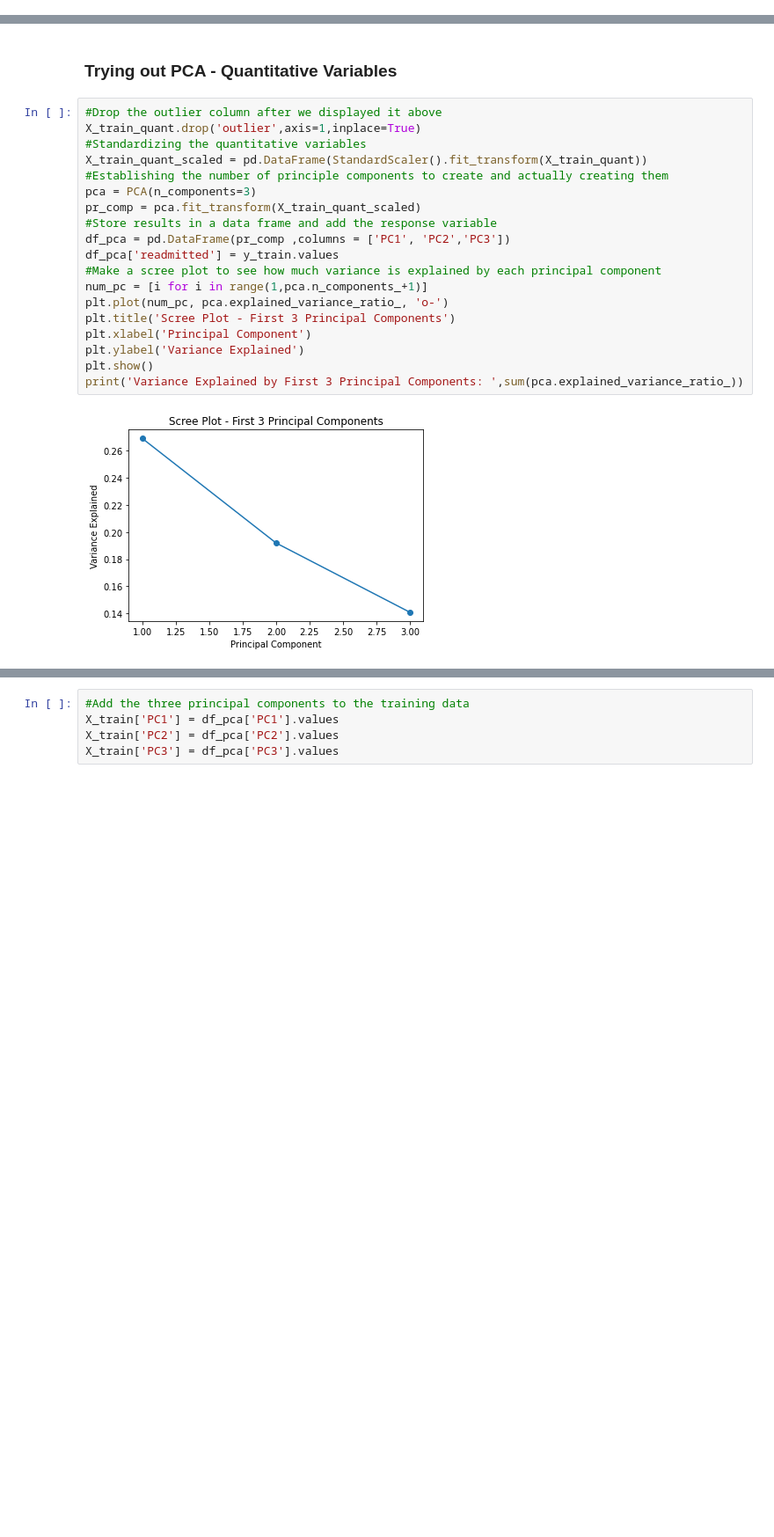
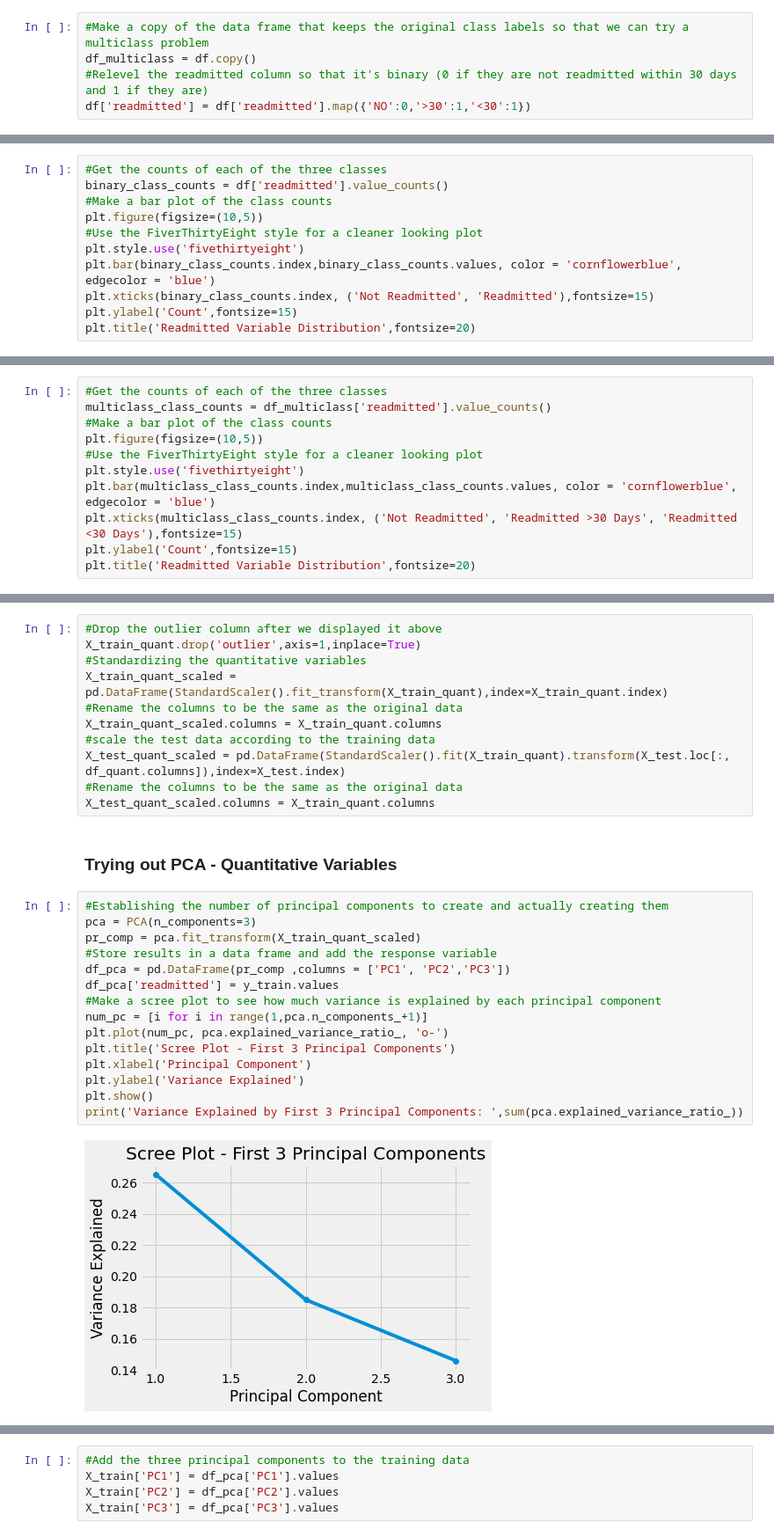
Before and after one commit to acremins1/ML-Final-Project, a Jupyter notebook: Final Project - Feature Engineering.ipynb, the cells around one changed output, grey strips where cells are left out. Shown at 88% size. Cells and saved outputs as stored; diff of their text form; blank space fills up the shorter version.

```diff
--- a/Final Project - Feature Engineering.ipynb
+++ b/Final Project - Feature Engineering.ipynb
@@ -180,0 +136,5 @@ df = pd.get_dummies(df,columns=['diag_1','diag_2','diag_3'],drop_first=True)
+# %%
+#Make a copy of the data frame that keeps the original class labels so that we can try a multiclass problem
+df_multiclass = df.copy()
+#Relevel the readmitted column so that it's binary (0 if they are not readmitted within 30 days and 1 if they are)
+df['readmitted'] = df['readmitted'].map({'NO':0,'>30':1,'<30':1})
@@ -180,0 +143,11 @@ df = pd.get_dummies(df,columns=['diag_1','diag_2','diag_3'],drop_first=True)
+# %%
+#Get the counts of each of the three classes
+binary_class_counts = df['readmitted'].value_counts()
+#Make a bar plot of the class counts
+plt.figure(figsize=(10,5))
+#Use the FiverThirtyEight style for a cleaner looking plot
+plt.style.use('fivethirtyeight')
+plt.bar(binary_class_counts.index,binary_class_counts.values, color = 'cornflowerblue', edgecolor = 'blue')
+plt.xticks(binary_class_counts.index, ('Not Readmitted', 'Readmitted'),fontsize=15)
+plt.ylabel('Count',fontsize=15)
+plt.title('Readmitted Variable Distribution',fontsize=20)
@@ -180,0 +159,11 @@ df = pd.get_dummies(df,columns=['diag_1','diag_2','diag_3'],drop_first=True)
+# %%
+#Get the counts of each of the three classes
+multiclass_class_counts = df_multiclass['readmitted'].value_counts()
+#Make a bar plot of the class counts
+plt.figure(figsize=(10,5))
+#Use the FiverThirtyEight style for a cleaner looking plot
+plt.style.use('fivethirtyeight')
+plt.bar(multiclass_class_counts.index,multiclass_class_counts.values, color = 'cornflowerblue', edgecolor = 'blue')
+plt.xticks(multiclass_class_counts.index, ('Not Readmitted', 'Readmitted >30 Days', 'Readmitted <30 Days'),fontsize=15)
+plt.ylabel('Count',fontsize=15)
+plt.title('Readmitted Variable Distribution',fontsize=20)
@@ -261,23 +241,30 @@ X_train_quant[X_train_quant['outlier']==1]
+# %%
+#Drop the outlier column after we displayed it above
+X_train_quant.drop('outlier',axis=1,inplace=True)
+#Standardizing the quantitative variables
+X_train_quant_scaled = pd.DataFrame(StandardScaler().fit_transform(X_train_quant),index=X_train_quant.index)
+#Rename the columns to be the same as the original data
+X_train_quant_scaled.columns = X_train_quant.columns
+#scale the test data according to the training data
+X_test_quant_scaled = pd.DataFrame(StandardScaler().fit(X_train_quant).transform(X_test.loc[:, df_quant.columns]),index=X_test.index)
+#Rename the columns to be the same as the original data
+X_test_quant_scaled.columns = X_train_quant.columns
 # %% [markdown]
 ### Trying out PCA - Quantitative Variables
 # %%
-#Drop the outlier column after we displayed it above
-X_train_quant.drop('outlier',axis=1,inplace=True)
-#Standardizing the quantitative variables
-X_train_quant_scaled = pd.DataFrame(StandardScaler().fit_transform(X_train_quant))
-#Establishing the number of principle components to create and actually creating them
+#Establishing the number of principal components to create and actually creating them
 pca = PCA(n_components=3)
 pr_comp = pca.fit_transform(X_train_quant_scaled)
 #Store results in a data frame and add the response variable
 df_pca = pd.DataFrame(pr_comp ,columns = ['PC1', 'PC2','PC3'])
 df_pca['readmitted'] = y_train.values
 #Make a scree plot to see how much variance is explained by each principal component
 num_pc = [i for i in range(1,pca.n_components_+1)]
 plt.plot(num_pc, pca.explained_variance_ratio_, 'o-')
 plt.title('Scree Plot - First 3 Principal Components')
 plt.xlabel('Principal Component')
 plt.ylabel('Variance Explained')
 plt.show()
 print('Variance Explained by First 3 Principal Components: ',sum(pca.explained_variance_ratio_))
 # %% [output]
-[figure, old version]
+[figure, new version]
```
Also changed, not shown: parts of 89 cells of this notebook.
